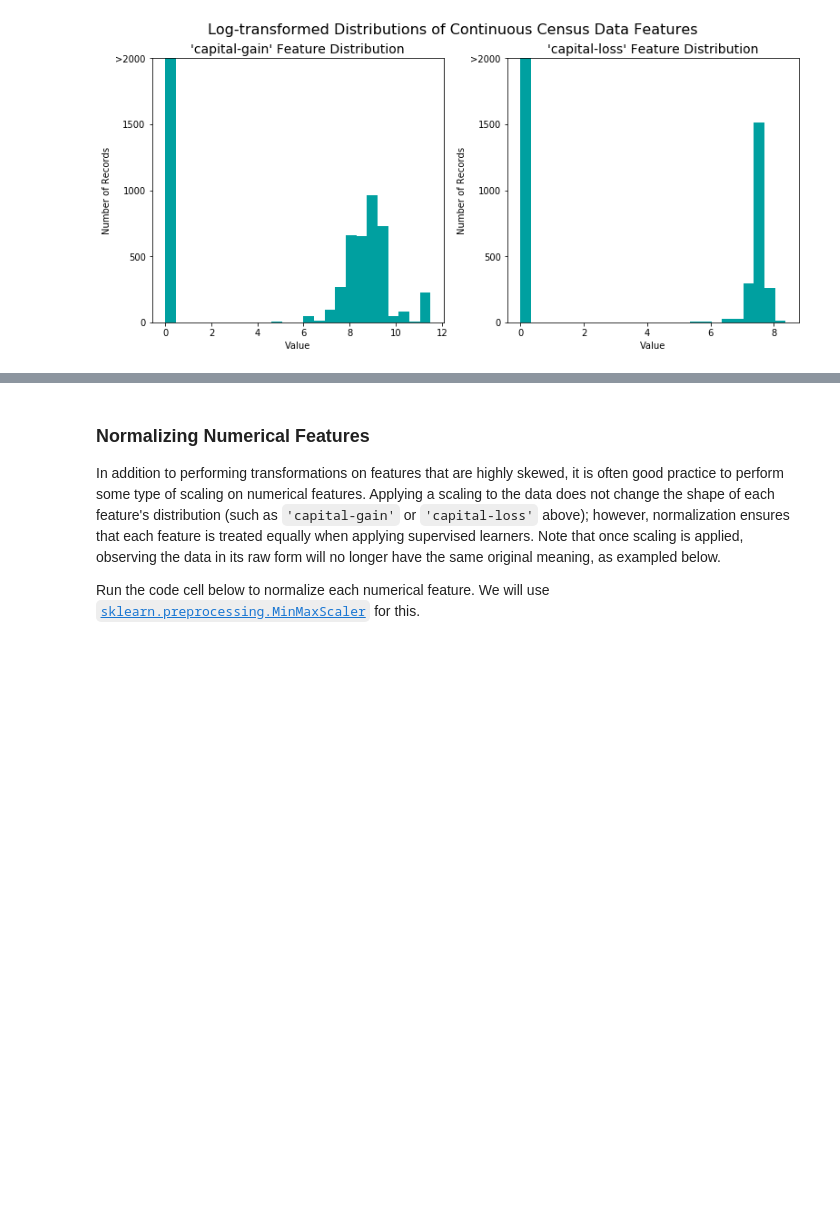
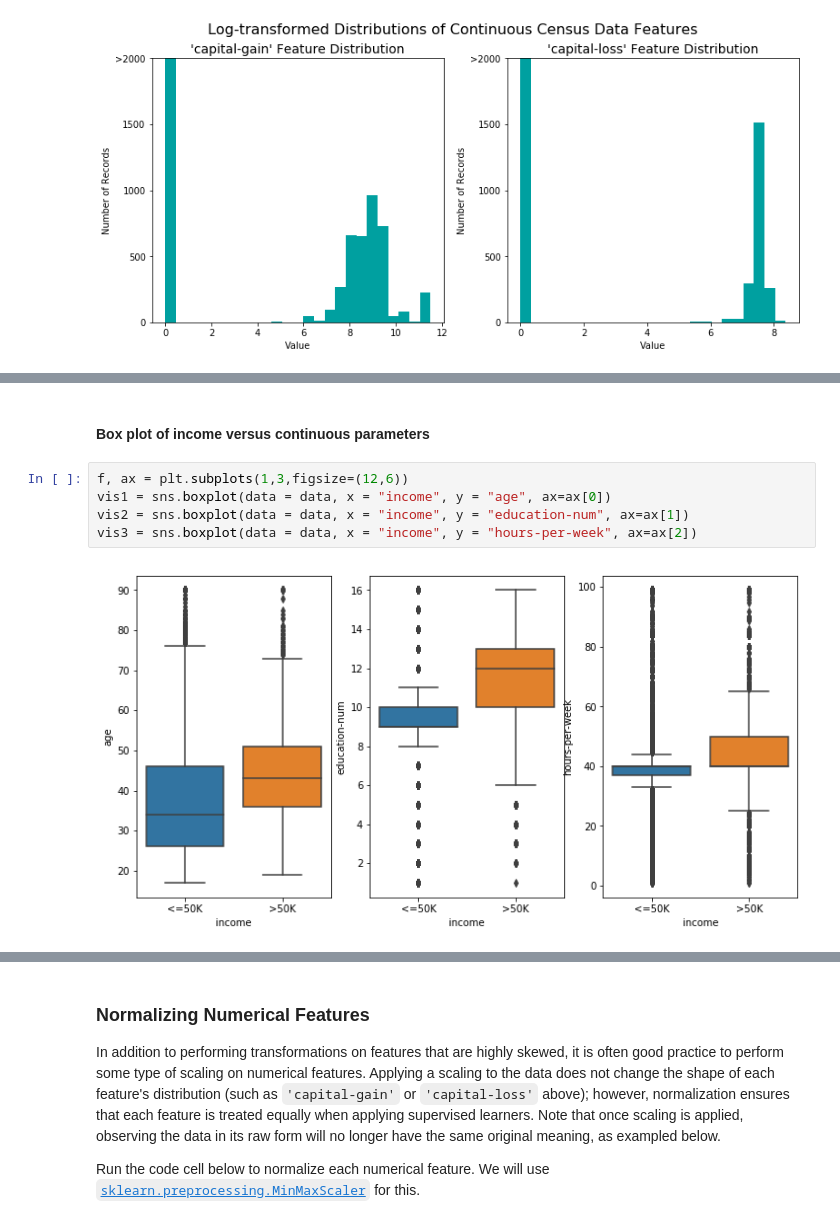
Before and after one commit to jayurbain/data-science-nanodegree, a Jupyter notebook: DSND_Term1/projects/p1_charityml/finding_donors.ipynb, the cells around one changed output, grey strips where cells are left out. Saved outputs shown, nothing was run; the diff lists cells and outputs as text; blank space fills up the shorter version.

```diff
--- a/DSND_Term1/projects/p1_charityml/finding_donors.ipynb
+++ b/DSND_Term1/projects/p1_charityml/finding_donors.ipynb
@@ -126,0 +154,9 @@ vs.distribution(features_log_transformed, transformed = True)
+# %% [markdown]
+#### Box plot of income  versus continuous parameters
+# %%
+f, ax = plt.subplots(1,3,figsize=(12,6))
+vis1 = sns.boxplot(data = data, x = "income", y = "age", ax=ax[0])
+vis2 = sns.boxplot(data = data, x = "income", y = "education-num", ax=ax[1])
+vis3 = sns.boxplot(data = data, x = "income", y = "hours-per-week", ax=ax[2])
+# %% [output]
+[figure, added]
```
Also changed, not shown: parts of 39 cells of this notebook, 1 other file.
